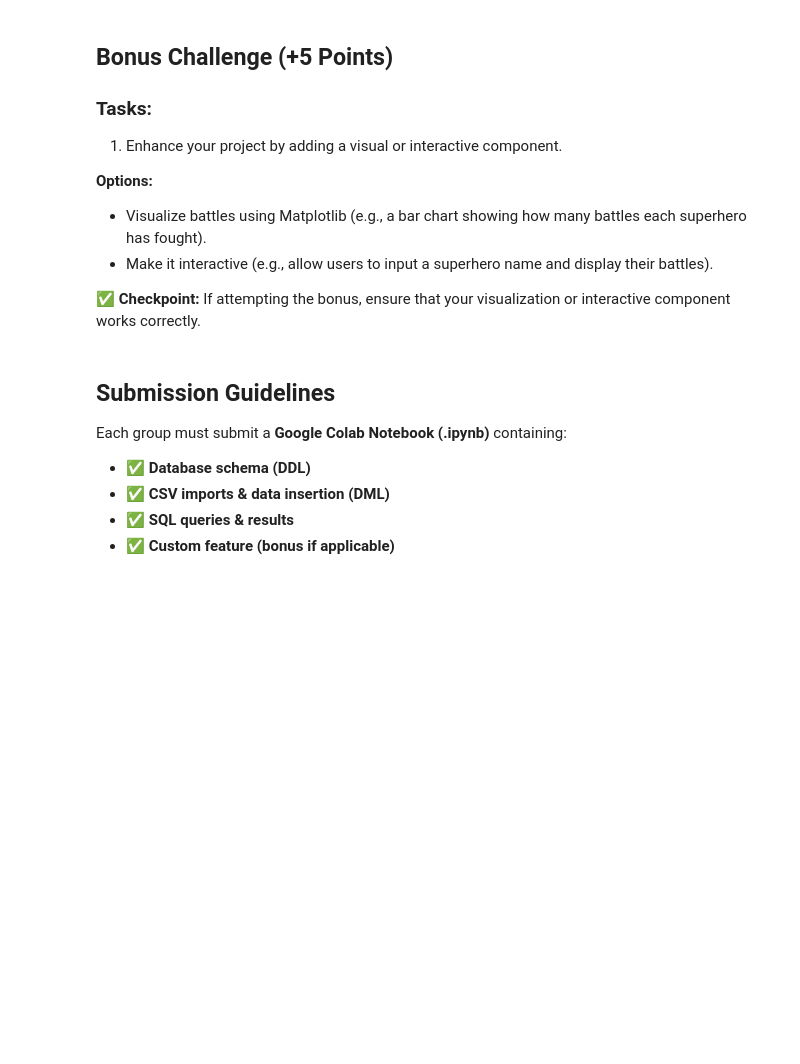
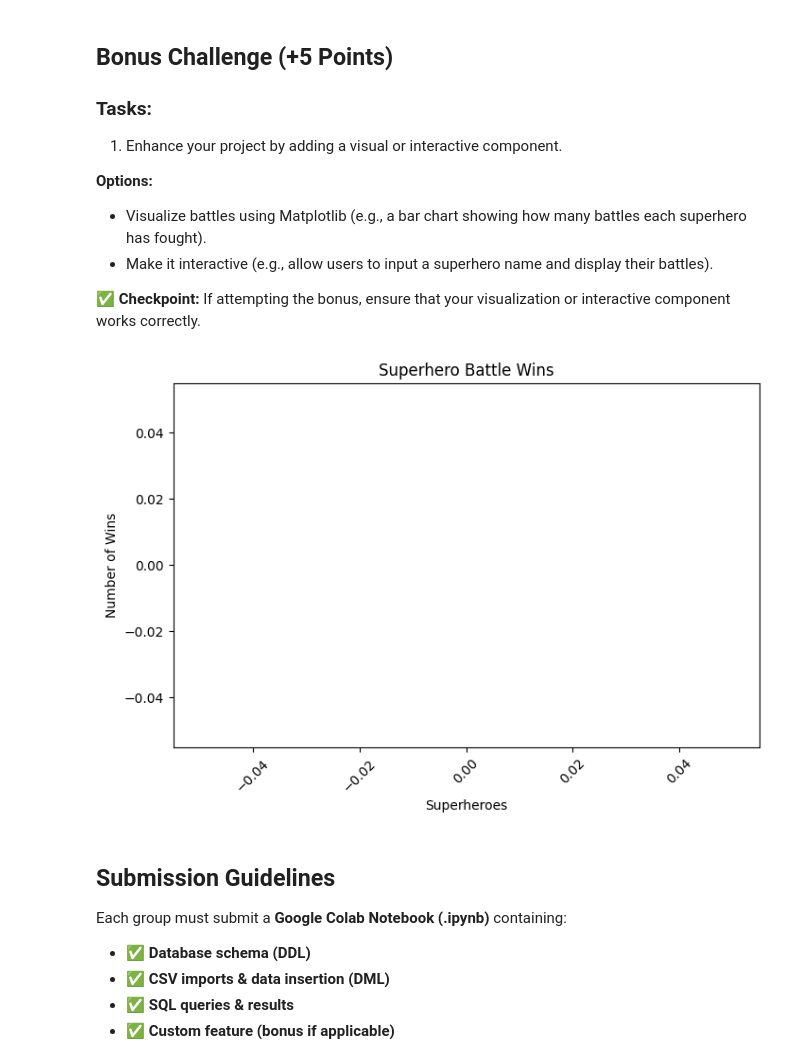
Before and after one commit to CooperJB710/SQL-Lite--SuperHero, a Jupyter notebook: python/superhero_assignment.ipynb, the cells around one changed output. Drawn from its saved outputs; the diff is of its cells as text; code cells hidden in the pictures; blank space fills up the shorter version.

```diff
--- a/python/superhero_assignment.ipynb
+++ b/python/superhero_assignment.ipynb
@@ -269,6 +256,28 @@ print("Sidekicks inserted into table successfully!")
 - Make it interactive (e.g., allow users to input a superhero name and display their battles).
 
 ✅ **Checkpoint:** If attempting the bonus, ensure that your visualization or interactive component works correctly.
+# %%
+import matplotlib.pyplot as plt
+
+# Query battle counts
+battle_data = pd.read_sql("""
+SELECT heroes.name, COUNT(battles.battle_id) AS wins
+FROM battles
+JOIN heroes ON battles.hero_id = heroes.hero_id
+WHERE battles.outcome = 'Hero Wins'
+GROUP BY heroes.name;
+""", conn)
+
+# Plot
+plt.figure(figsize=(8, 5))
+plt.bar(battle_data['name'], battle_data['wins'], color='blue')
+plt.xlabel("Superheroes")
+plt.ylabel("Number of Wins")
+plt.title("Superhero Battle Wins")
+plt.xticks(rotation=45)
+plt.show()
+# %% [output]
+[figure, added]
 # %% [markdown]
 ## Submission Guidelines
 
```
Also changed, not shown: parts of 16 cells of this notebook.
